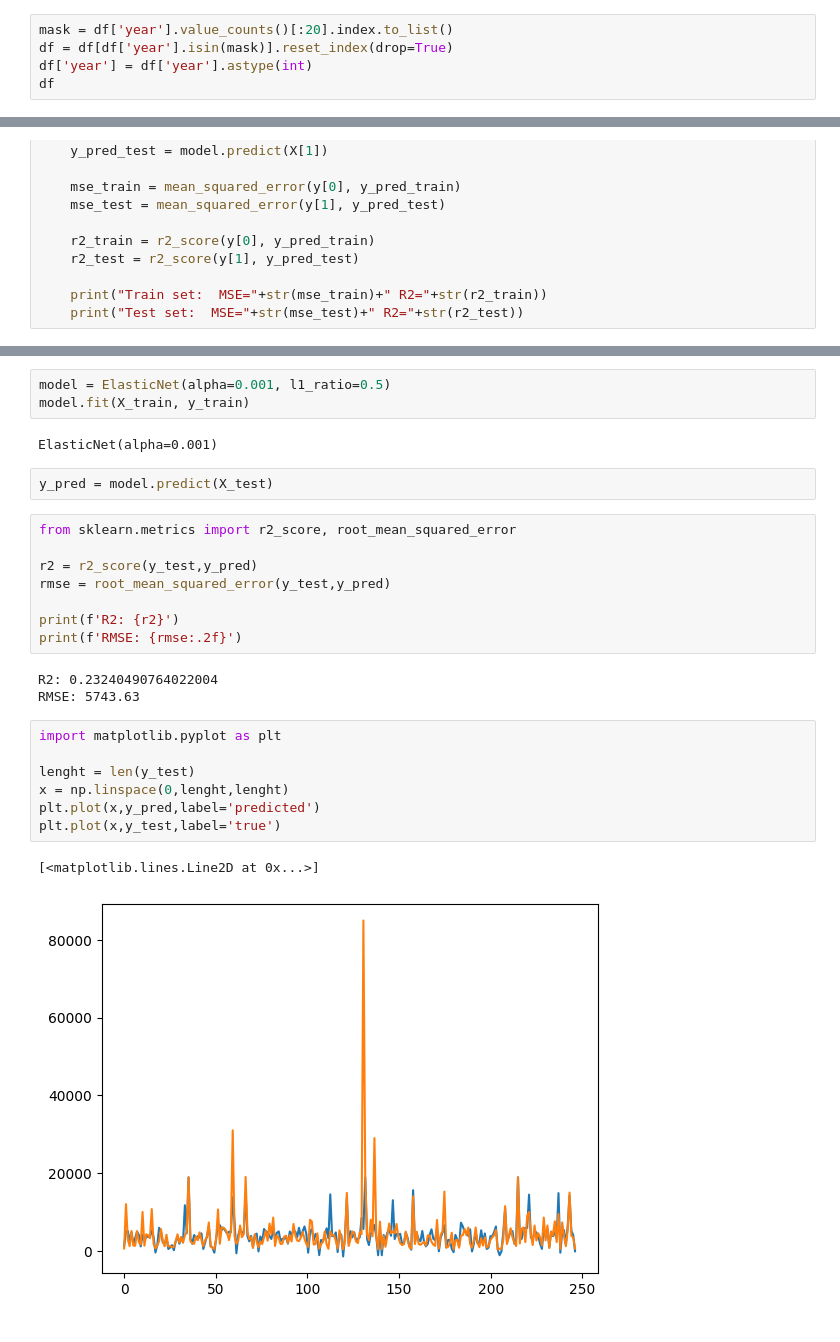
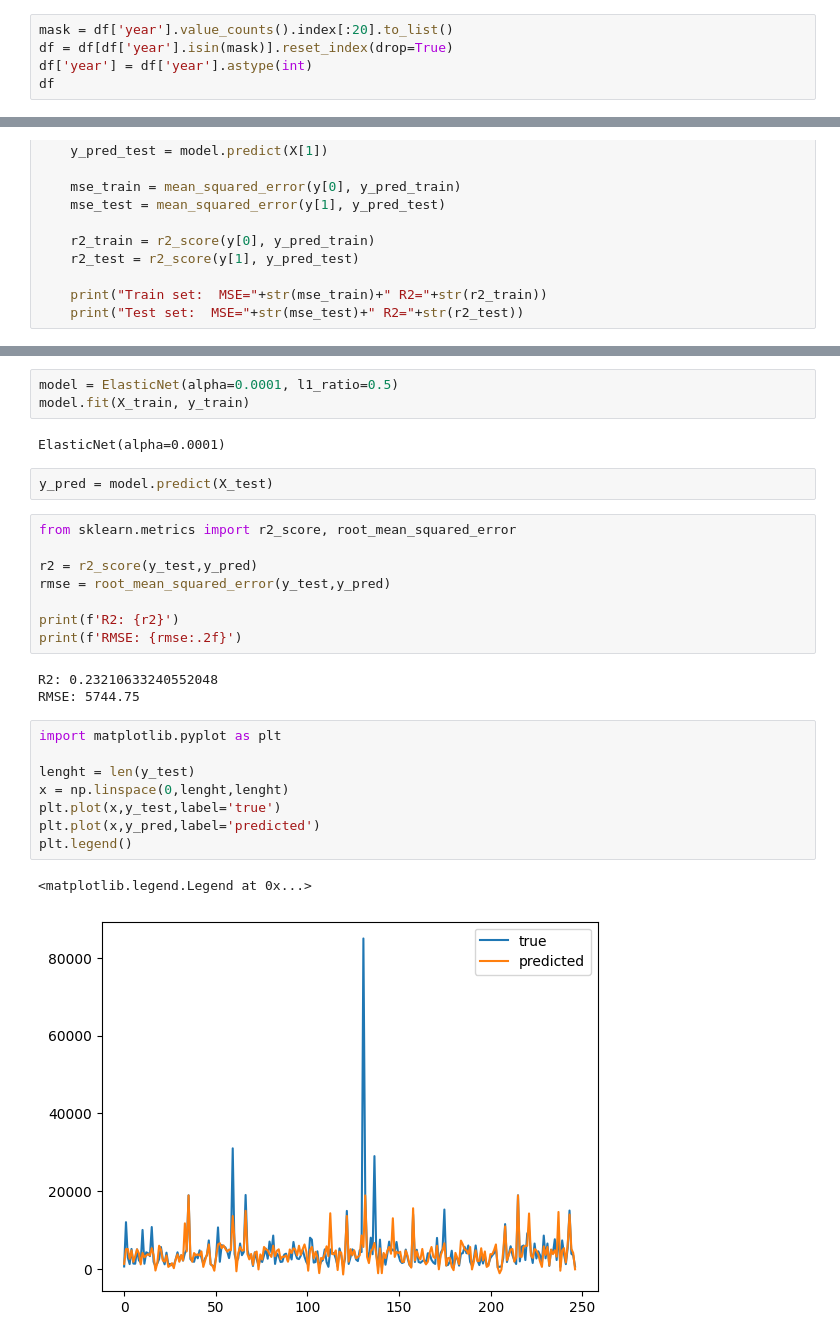
Before and after one commit to theredsilva/FISTIC2024, a Jupyter notebook: Less07/cars_sol.ipynb, the cells around one changed output, grey strips where cells are left out. Saved outputs shown, nothing was run; the diff lists cells and outputs as text.

```diff
--- a/Less07/cars_sol.ipynb
+++ b/Less07/cars_sol.ipynb
@@ -47,5 +67,5 @@ df
 # %%
-mask = df['year'].value_counts()[:20].index.to_list()
+mask = df['year'].value_counts().index[:20].to_list()
 df = df[df['year'].isin(mask)].reset_index(drop=True)
 df['year'] = df['year'].astype(int)
 df
@@ -292,8 +319,8 @@ Test set:  MSE=40483012.13195771 R2=0.05804110449744038
 # %%
-model = ElasticNet(alpha=0.001, l1_ratio=0.5)
+model = ElasticNet(alpha=0.0001, l1_ratio=0.5)
 model.fit(X_train, y_train)
 # %% [output]
-ElasticNet(alpha=0.001)
+ElasticNet(alpha=0.0001)
 # %%
 y_pred = model.predict(X_test)
 # %%
@@ -305,18 +332,19 @@ rmse = root_mean_squared_error(y_test,y_pred)
 print(f'R2: {r2}')
 print(f'RMSE: {rmse:.2f}')
 # %% [output]
-R2: 0.23240490764022004
-RMSE: 5743.63
+R2: 0.23210633240552048
+RMSE: 5744.75
 # %%
 import matplotlib.pyplot as plt
 
 lenght = len(y_test)
 x = np.linspace(0,lenght,lenght)
+plt.plot(x,y_test,label='true')
 plt.plot(x,y_pred,label='predicted')
-plt.plot(x,y_test,label='true')
+plt.legend()
 # %% [output]
-[<matplotlib.lines.Line2D at 0x...>]
+<matplotlib.legend.Legend at 0x...>
-[figure, old version]
+[figure, new version]
 # %%
 from sklearn.model_selection import cross_val_score
 
```
Also changed, not shown: parts of 5 cells of this notebook, 3 other files.
